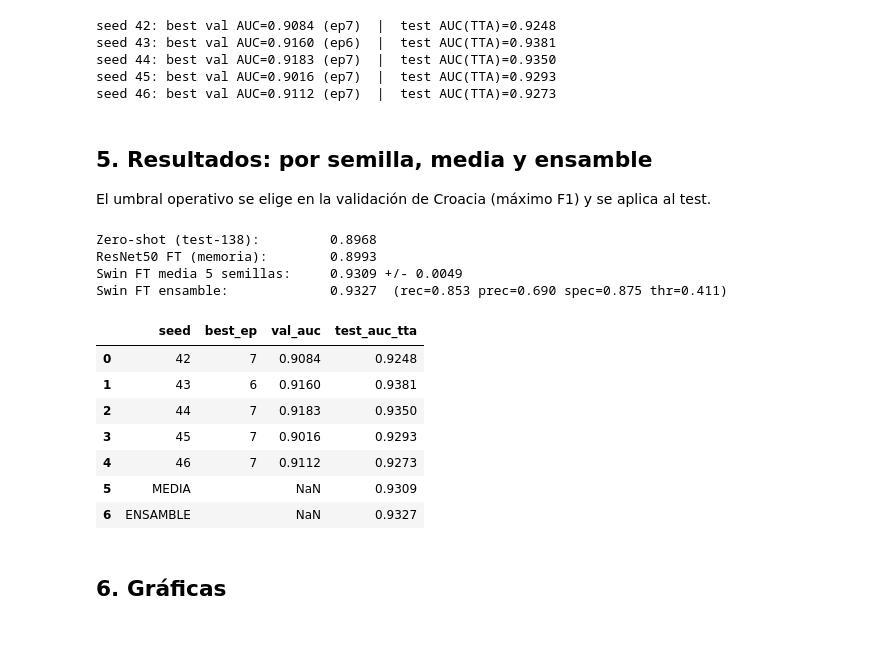
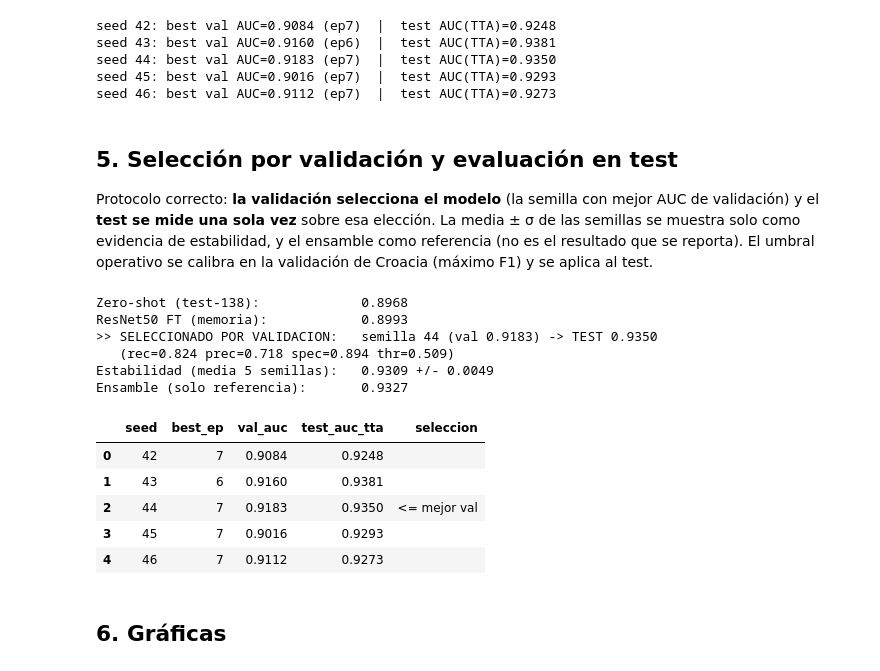
Before and after one commit to palodo/TFG-ACL, a Jupyter notebook: experiments/swin_tiny/Croatia_Finetuning_Swin_v2.ipynb, the cells around one changed output. Cells and saved outputs as stored; diff of their text form; code cells hidden in the pictures; blank space fills up the shorter version.

```diff
--- a/experiments/swin_tiny/Croatia_Finetuning_Swin_v2.ipynb
+++ b/experiments/swin_tiny/Croatia_Finetuning_Swin_v2.ipynb
@@ -251,66 +255,74 @@ seed 44: best val AUC=0.9183 (ep7)  |  test AUC(TTA)=0.9350
 seed 45: best val AUC=0.9016 (ep7)  |  test AUC(TTA)=0.9293
 seed 46: best val AUC=0.9112 (ep7)  |  test AUC(TTA)=0.9273
 # %% [markdown]
-## 5. Resultados: por semilla, media y ensamble
+## 5. Selección por validación y evaluación en test
 
-El umbral operativo se elige en la validación de Croacia (máximo F1) y se aplica al test.
+Protocolo correcto: **la validación selecciona el modelo** (la semilla con mejor AUC de
+validación) y el **test se mide una sola vez** sobre esa elección. La media ± σ de las
+semillas se muestra solo como evidencia de estabilidad, y el ensamble como referencia
+(no es el resultado que se reporta). El umbral operativo se calibra en la validación de
+Croacia (máximo F1) y se aplica al test.
 # %%
 def best_f1_threshold(y, p):
     prec, rec, thr = precision_recall_curve(y, p)
     f1 = 2 * prec[:-1] * rec[:-1] / (prec[:-1] + rec[:-1] + 1e-8)
     return float(thr[int(np.nanargmax(f1))]) if len(thr) else 0.5
 
 
 ty = runs[0]['test_labels']; vy = runs[0]['val_labels']
+aucs = [r['test_auc_tta'] for r in runs]
+
+# --- SELECCION POR VALIDACION (el resultado que se reporta) ---
+selected = max(runs, key=lambda r: r['val_auc'])
+sel_thr = best_f1_threshold(vy, selected['val_probs'])
+sel_pred = (selected['test_probs'] >= sel_thr).astype(int)
+cm = confusion_matrix(ty.astype(int), sel_pred, labels=[0, 1])
+tn, fp, fn, tp = cm.ravel()
+SEL_TEST_AUC = selected['test_auc_tta']
+
+# --- Ensamble (solo referencia) ---
 ens_test = np.mean([r['test_probs'] for r in runs], axis=0)
-ens_val  = np.mean([r['val_probs']  for r in runs], axis=0)
-thr = best_f1_threshold(vy, ens_val)
-
-pred = (ens_test >= thr).astype(int)
-cm = confusion_matrix(ty.astype(int), pred, labels=[0, 1])
-tn, fp, fn, tp = cm.ravel()
 ens_auc = roc_auc_score(ty, ens_test)
-aucs = [r['test_auc_tta'] for r in runs]
 
 summary = {
     'zero_shot_test_auc': float(ZERO_SHOT_AUC),
     'resnet_ft_reference': 0.8993,
     'per_seed': [{'seed': r['seed'], 'best_ep': r['best_ep'],
                   'val_auc': r['val_auc'], 'test_auc_tta': r['test_auc_tta']} for r in runs],
+    'selected_by_val': {'seed': selected['seed'], 'val_auc': selected['val_auc'],
+                        'test_auc': float(SEL_TEST_AUC), 'threshold': float(sel_thr),
+                        'recall': float(tp / (tp + fn)), 'precision': float(tp / (tp + fp)),
+                        'specificity': float(tn / (tn + fp)), 'cm': cm.tolist()},
     'seed_test_auc_mean': float(np.mean(aucs)),
     'seed_test_auc_std': float(np.std(aucs)),
-    'seed_test_auc_best': float(np.max(aucs)),
-    'ensemble_test': {'auc': float(ens_auc), 'threshold': float(thr),
-                      'recall': float(tp / (tp + fn)), 'precision': float(tp / (tp + fp)),
-                      'specificity': float(tn / (tn + fp)), 'cm': cm.tolist()},
+    'ensemble_test_auc_reference': float(ens_auc),
 }
 json.dump(summary, open(OUT / 'summary.json', 'w'), indent=2)
-pd.DataFrame({'label': ty, 'prob': ens_test}).to_csv(OUT / 'ensemble_test_predictions.csv', index=False)
+pd.DataFrame({'label': ty, 'prob': selected['test_probs']}).to_csv(OUT / 'selected_test_predictions.csv', index=False)
 
 tbl = pd.DataFrame(summary['per_seed'])
-tbl = pd.concat([tbl, pd.DataFrame([{'seed': 'MEDIA', 'best_ep': '', 'val_auc': np.nan,
-                                     'test_auc_tta': np.mean(aucs)},
-                                    {'seed': 'ENSAMBLE', 'best_ep': '', 'val_auc': np.nan,
-                                     'test_auc_tta': ens_auc}])], ignore_index=True)
-print(f'Zero-shot (test-138):         {ZERO_SHOT_AUC:.4f}')
-print(f'ResNet50 FT (memoria):        0.8993')
-print(f'Swin FT media 5 semillas:     {np.mean(aucs):.4f} +/- {np.std(aucs):.4f}')
-print(f'Swin FT ensamble:             {ens_auc:.4f}  '
-      f'(rec={tp/(tp+fn):.3f} prec={tp/(tp+fp):.3f} spec={tn/(tn+fp):.3f} thr={thr:.3f})')
+tbl['seleccion'] = ['<= mejor val' if r['seed'] == selected['seed'] else '' for r in runs]
+print(f'Zero-shot (test-138):             {ZERO_SHOT_AUC:.4f}')
+print(f'ResNet50 FT (memoria):            0.8993')
+print(f'>> SELECCIONADO POR VALIDACION:   semilla {selected["seed"]} (val {selected["val_auc"]:.4f}) '
+      f'-> TEST {SEL_TEST_AUC:.4f}')
+print(f'   (rec={tp/(tp+fn):.3f} prec={tp/(tp+fp):.3f} spec={tn/(tn+fp):.3f} thr={sel_thr:.3f})')
+print(f'Estabilidad (media 5 semillas):   {np.mean(aucs):.4f} +/- {np.std(aucs):.4f}')
+print(f'Ensamble (solo referencia):       {ens_auc:.4f}')
 tbl.round(4)
 # %% [output]
-Zero-shot (test-138):         0.8968
-ResNet50 FT (memoria):        0.8993
-Swin FT media 5 semillas:     0.9309 +/- 0.0049
-Swin FT ensamble:             0.9327  (rec=0.853 prec=0.690 spec=0.875 thr=0.411)
+Zero-shot (test-138):             0.8968
+ResNet50 FT (memoria):            0.8993
+>> SELECCIONADO POR VALIDACION:   semilla 44 (val 0.9183) -> TEST 0.9350
+   (rec=0.824 prec=0.718 spec=0.894 thr=0.509)
+Estabilidad (media 5 semillas):   0.9309 +/- 0.0049
+Ensamble (solo referencia):       0.9327
-|  | seed | best_ep | val_auc | test_auc_tta |
-| 0 | 42 | 7 | 0.9084 | 0.9248 |
-| 1 | 43 | 6 | 0.9160 | 0.9381 |
-| 2 | 44 | 7 | 0.9183 | 0.9350 |
-| 3 | 45 | 7 | 0.9016 | 0.9293 |
-| 4 | 46 | 7 | 0.9112 | 0.9273 |
-| 5 | MEDIA |  | NaN | 0.9309 |
-| 6 | ENSAMBLE |  | NaN | 0.9327 |
+|  | seed | best_ep | val_auc | test_auc_tta | seleccion |
+| 0 | 42 | 7 | 0.9084 | 0.9248 |  |
+| 1 | 43 | 6 | 0.9160 | 0.9381 |  |
+| 2 | 44 | 7 | 0.9183 | 0.9350 | <= mejor val |
+| 3 | 45 | 7 | 0.9016 | 0.9293 |  |
+| 4 | 46 | 7 | 0.9112 | 0.9273 |  |
 # %% [markdown]
 ## 6. Gráficas
 # %%
```
Also changed, not shown: parts of 3 cells of this notebook, 1 other file.
